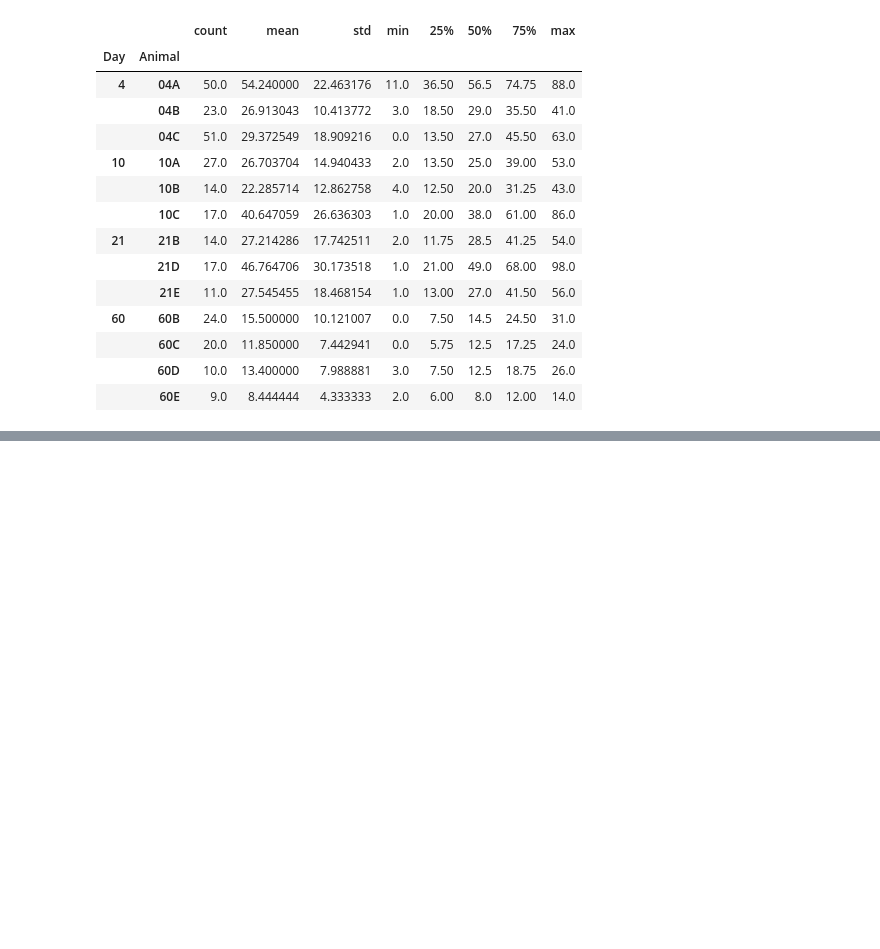
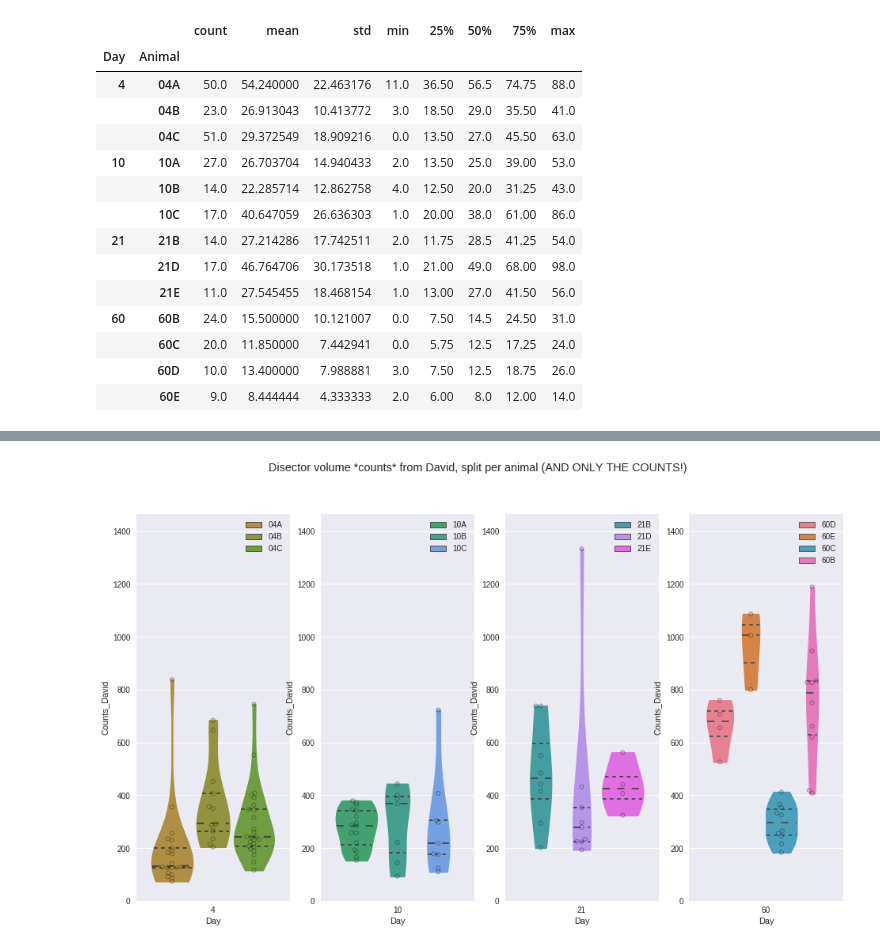
Before and after one commit to habi/acinar-analysis, a Jupyter notebook: DisectorVolumes.ipynb, the cells around one changed output, grey strips where cells are left out. Cells and saved outputs as stored; diff of their text form; code cells hidden in the pictures; blank space fills up the shorter version.

```diff
--- a/DisectorVolumes.ipynb
+++ b/DisectorVolumes.ipynb
@@ -28,13 +35,14 @@ print('Eveline counted the alveoli in %s acini' % len(StepanizerFiles))
 # %% [output]
 Eveline counted the alveoli in 287 acini
 # %%
-Eveline = pandas.DataFrame({'Location_Counts': StepanizerFiles})
-Eveline['Filename_Counts'] = [os.path.basename(f) for f in StepanizerFiles]
-Eveline['Beamtime'] = [os.path.dirname(f).split('Acini')[1].split(os.sep)[1] for f in StepanizerFiles]
-Eveline['Sample'] = [os.path.basename(f).split('-acinus')[0][1:] for f in StepanizerFiles]
-Eveline['Animal'] = [os.path.basename(f).split('_R108C')[1].split('mrg-')[0][:3] for f in StepanizerFiles]
-Eveline['Day'] = [int(os.path.basename(f).split('_R108C')[1].split('mrg-')[0][:2]) for f in StepanizerFiles]
-Eveline['Acinus'] = [int(os.path.basename(f).split('acinus')[1].split('_')[0]) for f in StepanizerFiles]
+Eveline = pandas.DataFrame({'Location': StepanizerFiles_Eveline})
+Eveline['Filename'] = [os.path.basename(f) for f in StepanizerFiles_Eveline]
+Eveline['Beamtime'] = [os.path.dirname(f).split('Acini')[1].split(os.sep)[1] for f in StepanizerFiles_Eveline]
+Eveline['Sample'] = [os.path.basename(f).split('-acinus')[0][1:] for f in StepanizerFiles_Eveline]
+Eveline['Animal'] = [os.path.basename(f).split('_R108C')[1].split('mrg-')[0][:3] for f in StepanizerFiles_Eveline]
+Eveline['Day'] = [int(os.path.basename(f).split('_R108C')[1].split('mrg-')[0][:2]) for f in StepanizerFiles_Eveline]
+Eveline['Acinus'] = [int(os.path.basename(f).split('acinus')[1].split('_')[0]) for f in StepanizerFiles_Eveline]
+Eveline['Counts'] = [int(pandas.read_csv(f, nrows=13, delimiter='\t')['Total'][10]) for f in StepanizerFiles_Eveline]
 # %%
 Eveline.groupby(by=['Day', 'Animal'])['Acinus'].describe()
 # %% [output]
@@ -148,0 +184,20 @@ We still need to assess the disector volume in 273 acini...
+# %%
+# Set ourselves a palette, based on the individual unique sample names
+# The dictionary palette setting is based on the comments in https://stackoverflow.com/q/36554075/323100
+ourcolors=seaborn.color_palette('husl', len(pandas.unique(Done.Animal)))
+ourpalette = {animal:ourcolors[c] for c, animal in enumerate(pandas.unique(Done.Animal))}
+# %%
+for c, d in enumerate(sorted(pandas.unique(Done.Day))):
+    plt.subplot(1, len(pandas.unique(Done.Day)), c + 1)
+    bxplt = seaborn.violinplot(data=Done.loc[Done.Day == d], x='Day', y='Counts_David',
+                               hue='Animal', palette=ourpalette, cut=0, inner='quartiles')
+    swrmplt = seaborn.swarmplot(data=Done.loc[Done.Day == d], x='Day', y='Counts_David', hue='Animal',
+                                split=True, linewidth=1, palette=ourpalette, edgecolor='k', alpha=0.309)
+    handles, labels = plt.gca().get_legend_handles_labels()
+    plt.ylim([0, 1.1 * Done.Counts_David.max()])
+    bxplt.legend(handles[:len(handles)//2], labels[:len(labels)//2], loc='upper right')
+plt.suptitle('Disector volume *counts* from David, split per animal (AND ONLY THE COUNTS!)')
+# plt.savefig(os.path.join(imgdir, 'counts_day.png'), bbox_inches='tight')
+plt.show()
+# %% [output]
+[figure, added]
```
Also changed, not shown: parts of 18 cells of this notebook.
